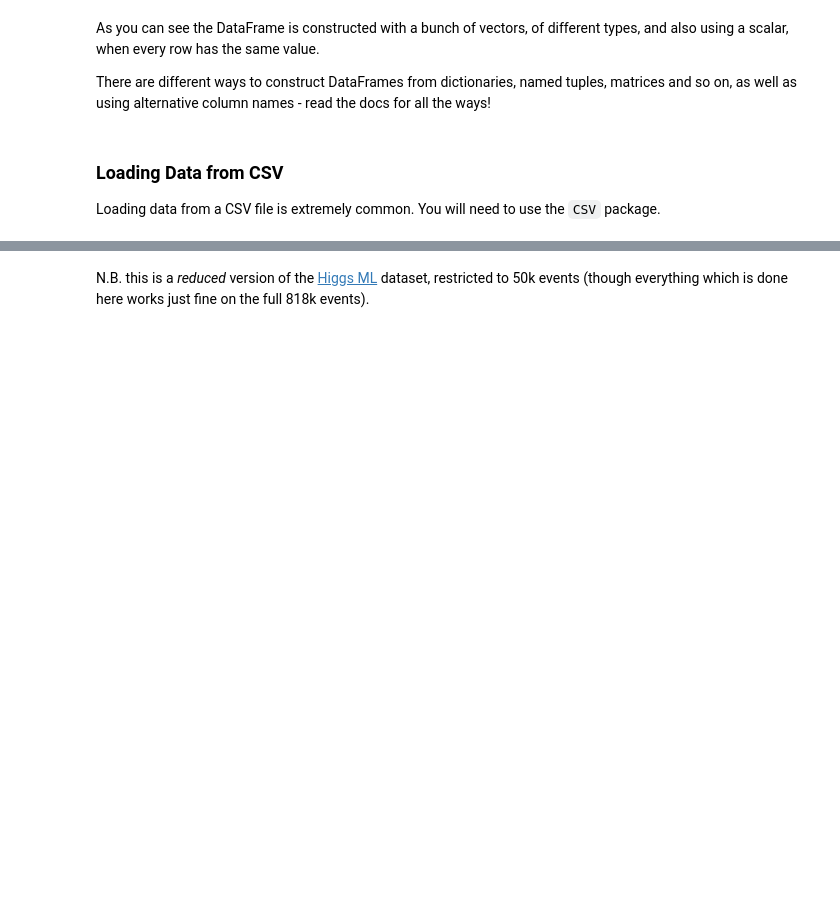
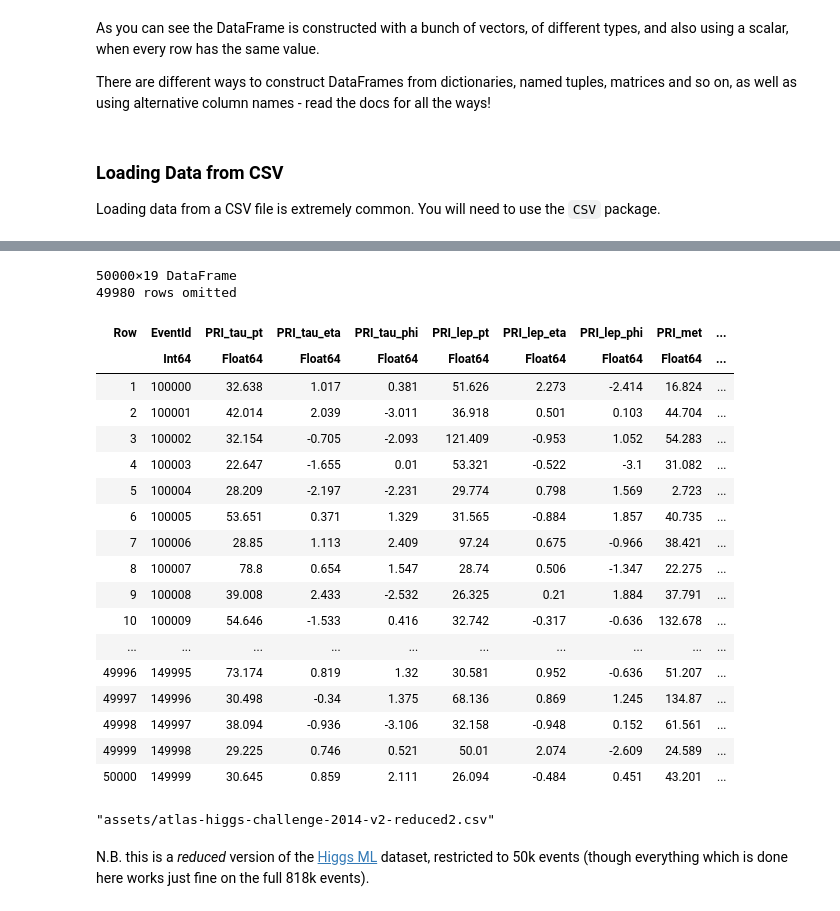
Before and after one commit to JuliaHEP/JuliaHEP-2023, a Jupyter notebook: julia-intro/docs/julia-intro-dataframes.ipynb, the cells around one changed output, grey strips where cells are left out. Saved outputs shown, nothing was run; the diff lists cells and outputs as text; code cells hidden in the pictures; blank space fills up the shorter version.

```diff
--- a/julia-intro/docs/julia-intro-dataframes.ipynb
+++ b/julia-intro/docs/julia-intro-dataframes.ipynb
@@ -83,6 +89,33 @@ higgs_ml = CSV.read(joinpath("assets", "atlas-higgs-challenge-2014-v2-reduced.cs
 | 49998 | 149997 | 128.498 | 18.588 | 69.903 | 54.601 | 3.932 | ... |
 | 49999 | 149998 | 151.113 | 70.106 | 93.991 | 4.145 | -999.0 | ... |
 | 50000 | 149999 | 104.21 | 18.268 | 58.438 | 80.275 | -999.0 | ... |
+# %%
+hmlr = select(higgs_ml, Cols(:EventId, r"PRI.*", :Label))
+# %% [output]
+50000×19 DataFrame
+49980 rows omitted
+| Row | EventId | PRI_tau_pt | PRI_tau_eta | PRI_tau_phi | PRI_lep_pt | PRI_lep_eta | PRI_lep_phi | PRI_met | ... |
+|  | Int64 | Float64 | Float64 | Float64 | Float64 | Float64 | Float64 | Float64 | ... |
+| 1 | 100000 | 32.638 | 1.017 | 0.381 | 51.626 | 2.273 | -2.414 | 16.824 | ... |
+| 2 | 100001 | 42.014 | 2.039 | -3.011 | 36.918 | 0.501 | 0.103 | 44.704 | ... |
+| 3 | 100002 | 32.154 | -0.705 | -2.093 | 121.409 | -0.953 | 1.052 | 54.283 | ... |
+| 4 | 100003 | 22.647 | -1.655 | 0.01 | 53.321 | -0.522 | -3.1 | 31.082 | ... |
+| 5 | 100004 | 28.209 | -2.197 | -2.231 | 29.774 | 0.798 | 1.569 | 2.723 | ... |
+| 6 | 100005 | 53.651 | 0.371 | 1.329 | 31.565 | -0.884 | 1.857 | 40.735 | ... |
+| 7 | 100006 | 28.85 | 1.113 | 2.409 | 97.24 | 0.675 | -0.966 | 38.421 | ... |
+| 8 | 100007 | 78.8 | 0.654 | 1.547 | 28.74 | 0.506 | -1.347 | 22.275 | ... |
+| 9 | 100008 | 39.008 | 2.433 | -2.532 | 26.325 | 0.21 | 1.884 | 37.791 | ... |
+| 10 | 100009 | 54.646 | -1.533 | 0.416 | 32.742 | -0.317 | -0.636 | 132.678 | ... |
+| ... | ... | ... | ... | ... | ... | ... | ... | ... | ... |
+| 49996 | 149995 | 73.174 | 0.819 | 1.32 | 30.581 | 0.952 | -0.636 | 51.207 | ... |
+| 49997 | 149996 | 30.498 | -0.34 | 1.375 | 68.136 | 0.869 | 1.245 | 134.87 | ... |
+| 49998 | 149997 | 38.094 | -0.936 | -3.106 | 32.158 | -0.948 | 0.152 | 61.561 | ... |
+| 49999 | 149998 | 29.225 | 0.746 | 0.521 | 50.01 | 2.074 | -2.609 | 24.589 | ... |
+| 50000 | 149999 | 30.645 | 0.859 | 2.111 | 26.094 | -0.484 | 0.451 | 43.201 | ... |
+# %%
+CSV.write(joinpath("assets", "atlas-higgs-challenge-2014-v2-reduced2.csv"), hmlr)
+# %% [output]
+"assets/atlas-higgs-challenge-2014-v2-reduced2.csv"
 # %% [markdown]
 N.B. this is a *reduced* version of the [Higgs ML](http://opendata.cern.ch/record/328) dataset, restricted to 50k events (though everything which is done here works just fine on the full 818k events).
 # %% [markdown]
```
Also changed, not shown: parts of 6 cells of this notebook, 1 other file.
